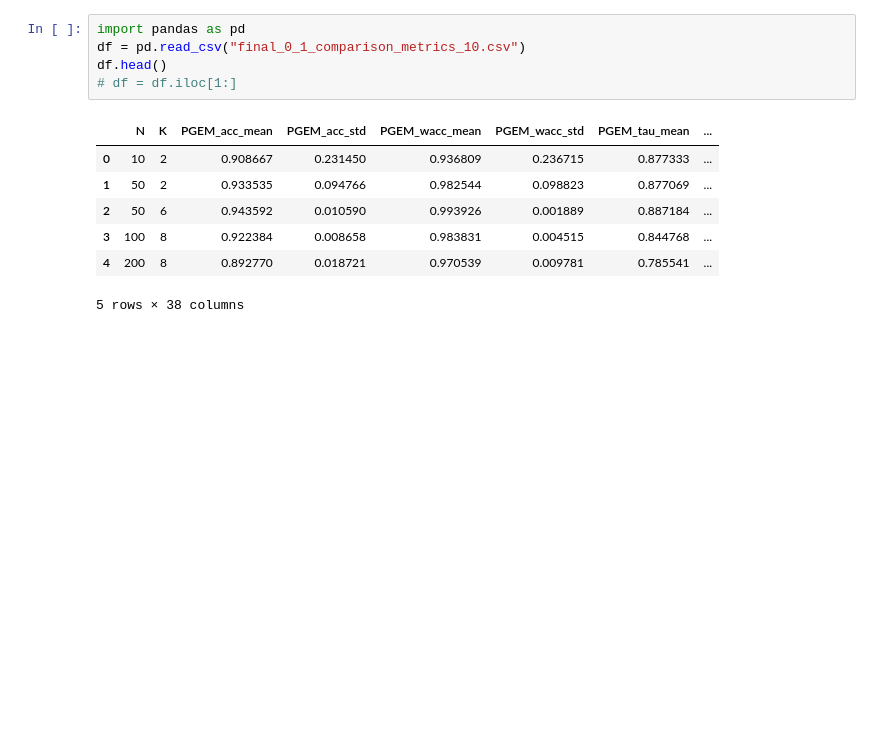
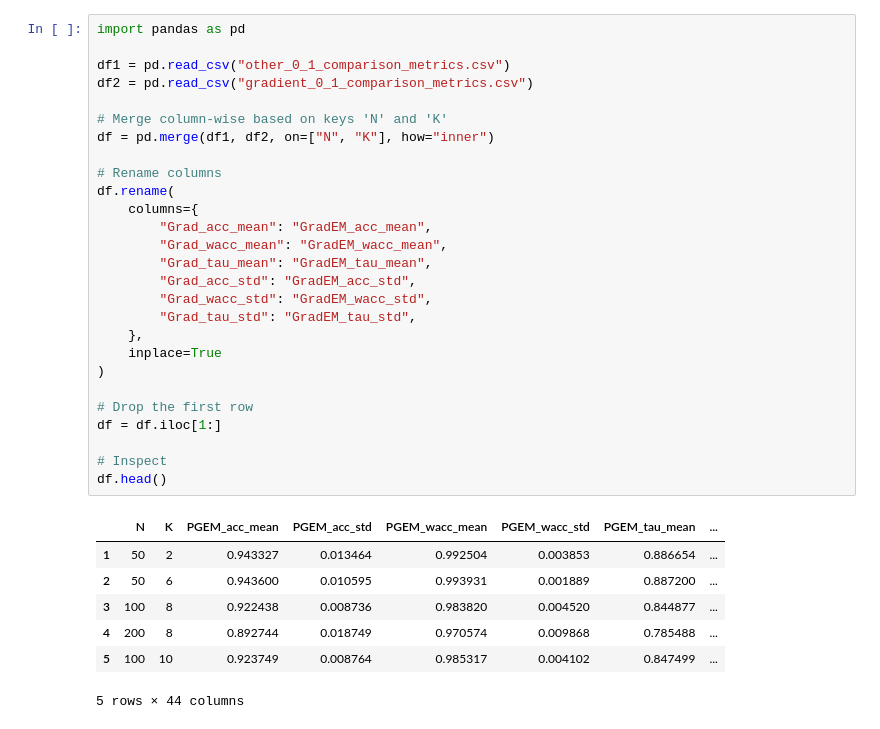
Before and after one commit to KaustubhShejole/PGEM--Spammer-Robust-Crowdsourcing, a Jupyter notebook: synthetic_data/results/plots.ipynb, the cells around one changed output. Saved outputs shown, nothing was run; the diff lists cells and outputs as text; blank space fills up the shorter version.

```diff
--- a/synthetic_data/results/plots.ipynb
+++ b/synthetic_data/results/plots.ipynb
@@ -1,14 +1,36 @@
-# %%
-import pandas as pd
-df = pd.read_csv("final_0_1_comparison_metrics_10.csv")
-df.head()
-# df = df.iloc[1:]
-# %% [output]
-|  | N | K | PGEM_acc_mean | PGEM_acc_std | PGEM_wacc_mean | PGEM_wacc_std | PGEM_tau_mean | ... |
-| 0 | 10 | 2 | 0.908667 | 0.231450 | 0.936809 | 0.236715 | 0.877333 | ... |
-| 1 | 50 | 2 | 0.933535 | 0.094766 | 0.982544 | 0.098823 | 0.877069 | ... |
-| 2 | 50 | 6 | 0.943592 | 0.010590 | 0.993926 | 0.001889 | 0.887184 | ... |
-| 3 | 100 | 8 | 0.922384 | 0.008658 | 0.983831 | 0.004515 | 0.844768 | ... |
-| 4 | 200 | 8 | 0.892770 | 0.018721 | 0.970539 | 0.009781 | 0.785541 | ... |
-5 rows × 38 columns
+# %%
+import pandas as pd
+
+df1 = pd.read_csv("other_0_1_comparison_metrics.csv")
+df2 = pd.read_csv("gradient_0_1_comparison_metrics.csv")
+
+# Merge column-wise based on keys 'N' and 'K'
+df = pd.merge(df1, df2, on=["N", "K"], how="inner")
+
+# Rename columns
+df.rename(
+    columns={
+        "Grad_acc_mean": "GradEM_acc_mean",
+        "Grad_wacc_mean": "GradEM_wacc_mean",
+        "Grad_tau_mean": "GradEM_tau_mean",
+        "Grad_acc_std": "GradEM_acc_std",
+        "Grad_wacc_std": "GradEM_wacc_std",
+        "Grad_tau_std": "GradEM_tau_std",
+    },
+    inplace=True
+)
+
+# Drop the first row
+df = df.iloc[1:]
+
+# Inspect
+df.head()
+# %% [output]
+|  | N | K | PGEM_acc_mean | PGEM_acc_std | PGEM_wacc_mean | PGEM_wacc_std | PGEM_tau_mean | ... |
+| 1 | 50 | 2 | 0.943327 | 0.013464 | 0.992504 | 0.003853 | 0.886654 | ... |
+| 2 | 50 | 6 | 0.943600 | 0.010595 | 0.993931 | 0.001889 | 0.887200 | ... |
+| 3 | 100 | 8 | 0.922438 | 0.008736 | 0.983820 | 0.004520 | 0.844877 | ... |
+| 4 | 200 | 8 | 0.892744 | 0.018749 | 0.970574 | 0.009868 | 0.785488 | ... |
+| 5 | 100 | 10 | 0.923749 | 0.008764 | 0.985317 | 0.004102 | 0.847499 | ... |
+5 rows × 44 columns
 # %%
```
Also changed, not shown: parts of 8 cells of this notebook, 27 other files.
